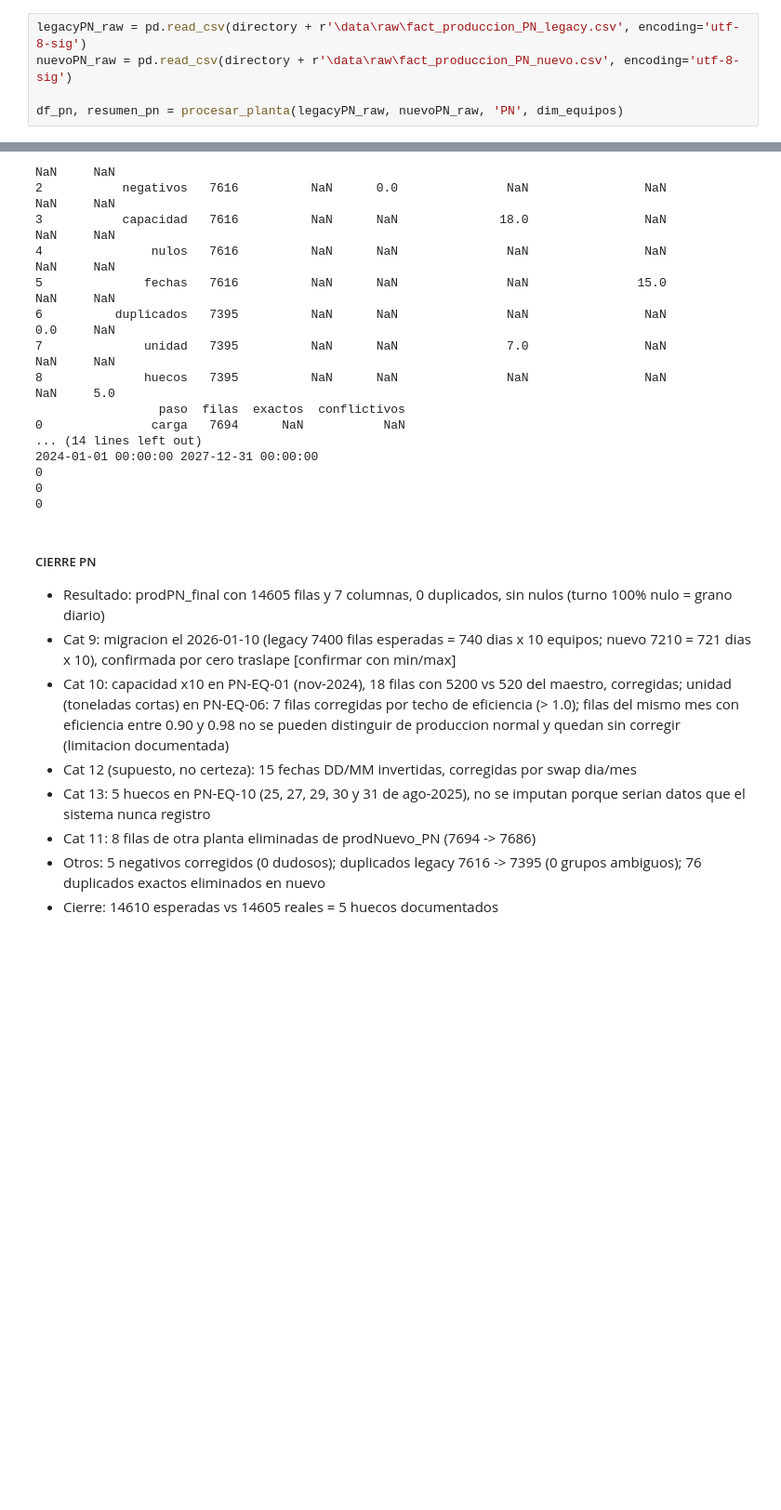
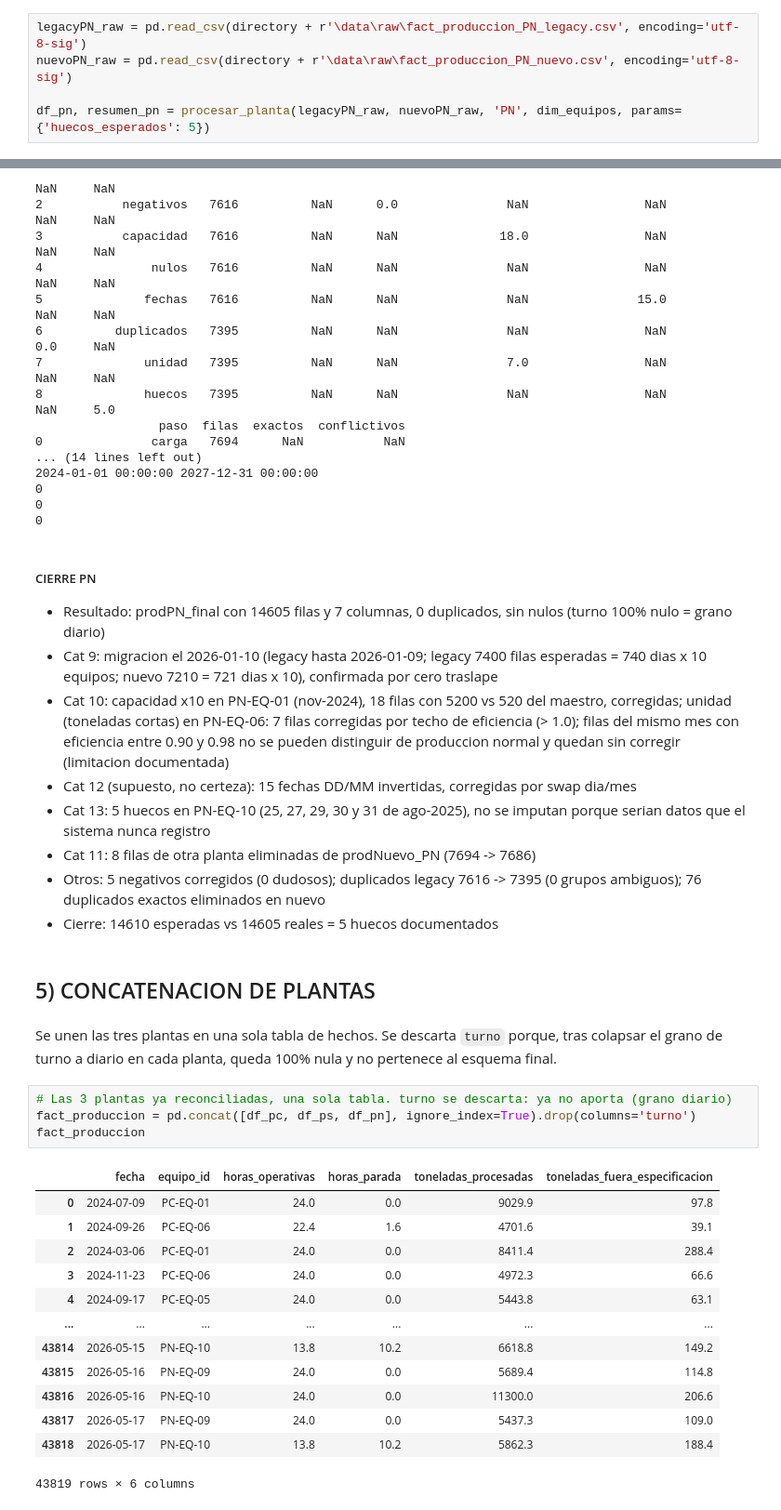
Before and after one commit to josue789a/Mineria-simulacion-v2, a Jupyter notebook: notebooks/Exploracion1.ipynb, the cells around one changed output, grey strips where cells are left out. Shown at 93% size. Saved outputs shown, nothing was run; the diff lists cells and outputs as text; blank space fills up the shorter version.

```diff
--- a/notebooks/Exploracion1.ipynb
+++ b/notebooks/Exploracion1.ipynb
@@ -3022,7 +3024,7 @@ dtype: int64
 legacyPN_raw = pd.read_csv(directory + r'\data\raw\fact_produccion_PN_legacy.csv', encoding='utf-8-sig')
 nuevoPN_raw = pd.read_csv(directory + r'\data\raw\fact_produccion_PN_nuevo.csv', encoding='utf-8-sig')
 
-df_pn, resumen_pn = procesar_planta(legacyPN_raw, nuevoPN_raw, 'PN', dim_equipos)
+df_pn, resumen_pn = procesar_planta(legacyPN_raw, nuevoPN_raw, 'PN', dim_equipos, params={'huecos_esperados': 5})
 # %% [output]
 [prodLegacy_PN] 5 corregidos, 0 dudosos
 [prodLegacy_PN] Equipos con outliers en 'Cap_Nominal_TMH': ['PN-EQ-01']
@@ -3076,10 +3078,32 @@ print(((df_pn['horas_operativas'] + df_pn['horas_parada']) > 24.01).sum())
 ##### CIERRE PN
 
 - Resultado: prodPN_final con 14605 filas y 7 columnas, 0 duplicados, sin nulos (turno 100% nulo = grano diario)
-- Cat 9: migracion el 2026-01-10 (legacy 7400 filas esperadas = 740 dias x 10 equipos; nuevo 7210 = 721 dias x 10), confirmada por cero traslape [confirmar con min/max]
+- Cat 9: migracion el 2026-01-10 (legacy hasta 2026-01-09; legacy 7400 filas esperadas = 740 dias x 10 equipos; nuevo 7210 = 721 dias x 10), confirmada por cero traslape
 - Cat 10: capacidad x10 en PN-EQ-01 (nov-2024), 18 filas con 5200 vs 520 del maestro, corregidas; unidad (toneladas cortas) en PN-EQ-06: 7 filas corregidas por techo de eficiencia (> 1.0); filas del mismo mes con eficiencia entre 0.90 y 0.98 no se pueden distinguir de produccion normal y quedan sin corregir (limitacion documentada)
 - Cat 12 (supuesto, no certeza): 15 fechas DD/MM invertidas, corregidas por swap dia/mes
 - Cat 13: 5 huecos en PN-EQ-10 (25, 27, 29, 30 y 31 de ago-2025), no se imputan porque serian datos que el sistema nunca registro
 - Cat 11: 8 filas de otra planta eliminadas de prodNuevo_PN (7694 -> 7686)
 - Otros: 5 negativos corregidos (0 dudosos); duplicados legacy 7616 -> 7395 (0 grupos ambiguos); 76 duplicados exactos eliminados en nuevo
 - Cierre: 14610 esperadas vs 14605 reales = 5 huecos documentados
+# %% [markdown]
+## 5) CONCATENACION DE PLANTAS
+# %% [markdown]
+Se unen las tres plantas en una sola tabla de hechos. Se descarta `turno` porque, tras colapsar el grano de turno a diario en cada planta, queda 100% nula y no pertenece al esquema final.
+# %%
+# Las 3 plantas ya reconciliadas, una sola tabla. turno se descarta: ya no aporta (grano diario)
+fact_produccion = pd.concat([df_pc, df_ps, df_pn], ignore_index=True).drop(columns='turno')
+fact_produccion
+# %% [output]
+|  | fecha | equipo_id | horas_operativas | horas_parada | toneladas_procesadas | toneladas_fuera_especificacion |
+| 0 | 2024-07-09 | PC-EQ-01 | 24.0 | 0.0 | 9029.9 | 97.8 |
+| 1 | 2024-09-26 | PC-EQ-06 | 22.4 | 1.6 | 4701.6 | 39.1 |
+| 2 | 2024-03-06 | PC-EQ-01 | 24.0 | 0.0 | 8411.4 | 288.4 |
+| 3 | 2024-11-23 | PC-EQ-06 | 24.0 | 0.0 | 4972.3 | 66.6 |
+| 4 | 2024-09-17 | PC-EQ-05 | 24.0 | 0.0 | 5443.8 | 63.1 |
+| ... | ... | ... | ... | ... | ... | ... |
+| 43814 | 2026-05-15 | PN-EQ-10 | 13.8 | 10.2 | 6618.8 | 149.2 |
+| 43815 | 2026-05-16 | PN-EQ-09 | 24.0 | 0.0 | 5689.4 | 114.8 |
+| 43816 | 2026-05-16 | PN-EQ-10 | 24.0 | 0.0 | 11300.0 | 206.6 |
+| 43817 | 2026-05-17 | PN-EQ-09 | 24.0 | 0.0 | 5437.3 | 109.0 |
+| 43818 | 2026-05-17 | PN-EQ-10 | 13.8 | 10.2 | 5862.3 | 188.4 |
+43819 rows × 6 columns
```
Also changed, not shown: parts of 18 cells of this notebook, 4 other files.
